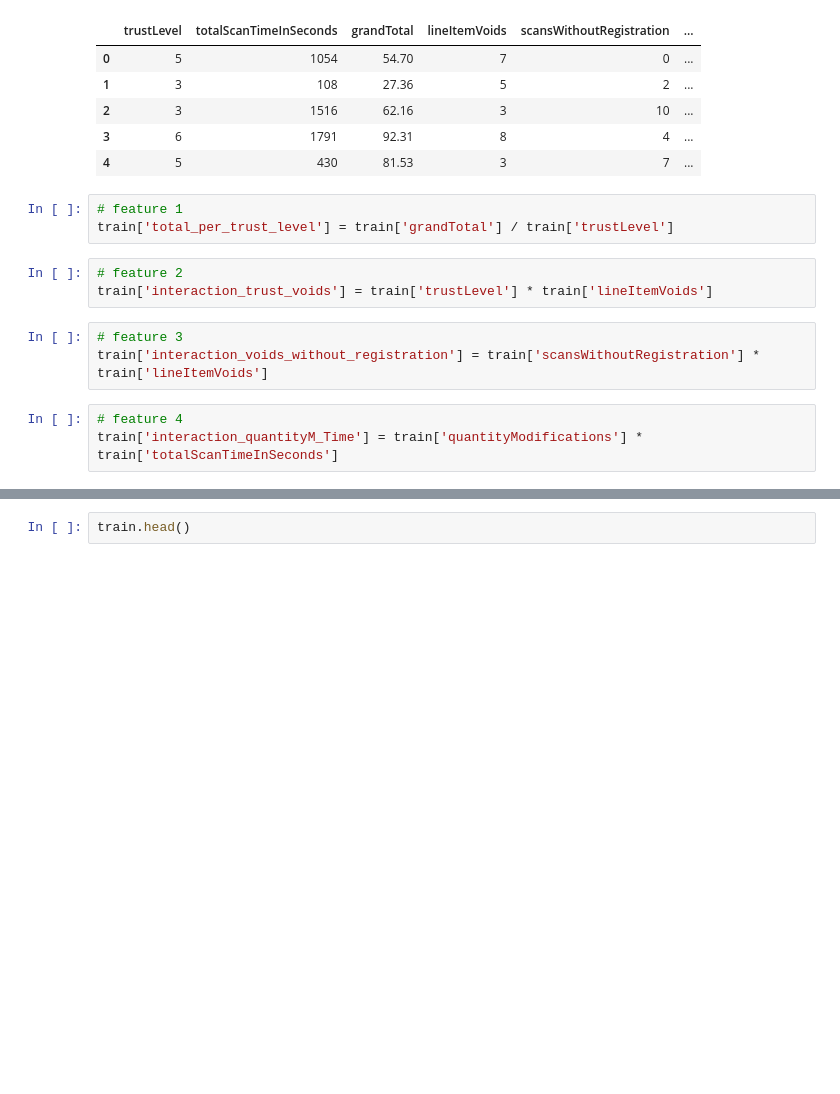
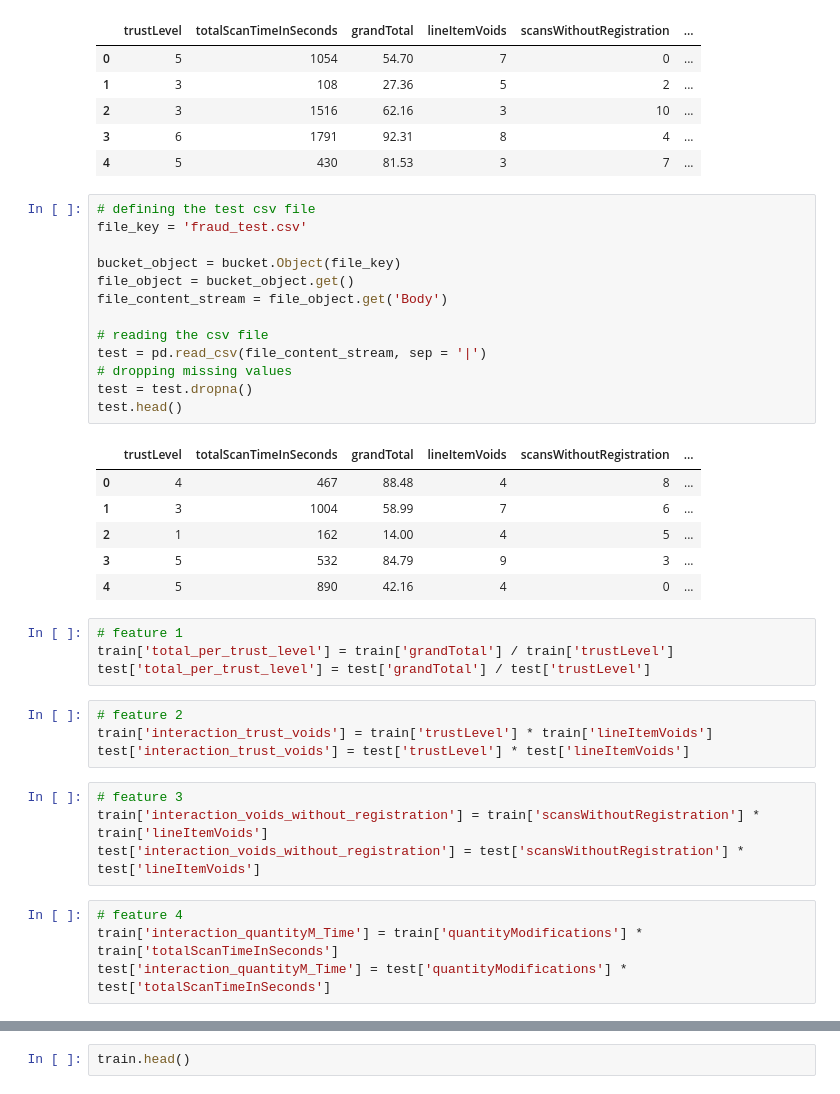
Before and after one commit to kivvilol/DATA-448, a Jupyter notebook: predictive_analytics_homework_4.ipynb, the cells around one changed output, grey strips where cells are left out. Saved outputs shown, nothing was run; the diff lists cells and outputs as text; blank space fills up the shorter version.

```diff
--- a/predictive_analytics_homework_4.ipynb
+++ b/predictive_analytics_homework_4.ipynb
@@ -34,18 +34,42 @@ train.head()
 | 2 | 3 | 1516 | 62.16 | 3 | 10 | ... |
 | 3 | 6 | 1791 | 92.31 | 8 | 4 | ... |
 | 4 | 5 | 430 | 81.53 | 3 | 7 | ... |
+# %%
+# defining the test csv file
+file_key = 'fraud_test.csv'
+
+bucket_object = bucket.Object(file_key)
+file_object = bucket_object.get()
+file_content_stream = file_object.get('Body')
+
+# reading the csv file
+test = pd.read_csv(file_content_stream, sep = '|')
+# dropping missing values
+test = test.dropna()
+test.head()
+# %% [output]
+|  | trustLevel | totalScanTimeInSeconds | grandTotal | lineItemVoids | scansWithoutRegistration | ... |
+| 0 | 4 | 467 | 88.48 | 4 | 8 | ... |
+| 1 | 3 | 1004 | 58.99 | 7 | 6 | ... |
+| 2 | 1 | 162 | 14.00 | 4 | 5 | ... |
+| 3 | 5 | 532 | 84.79 | 9 | 3 | ... |
+| 4 | 5 | 890 | 42.16 | 4 | 0 | ... |
 # %%
 # feature 1
 train['total_per_trust_level'] = train['grandTotal'] / train['trustLevel']
+test['total_per_trust_level'] = test['grandTotal'] / test['trustLevel']
 # %%
 # feature 2
 train['interaction_trust_voids'] = train['trustLevel'] * train['lineItemVoids']
+test['interaction_trust_voids'] = test['trustLevel'] * test['lineItemVoids']
 # %%
 # feature 3
 train['interaction_voids_without_registration'] = train['scansWithoutRegistration'] * train['lineItemVoids']
+test['interaction_voids_without_registration'] = test['scansWithoutRegistration'] * test['lineItemVoids']
 # %%
 # feature 4
 train['interaction_quantityM_Time'] = train['quantityModifications'] * train['totalScanTimeInSeconds']
+test['interaction_quantityM_Time'] = test['quantityModifications'] * test['totalScanTimeInSeconds']
 # %%
 # defining input and target variables
 X = train.drop(columns = ['fraud'], axis = 1)
```
Also changed, not shown: parts of 5 cells of this notebook.
